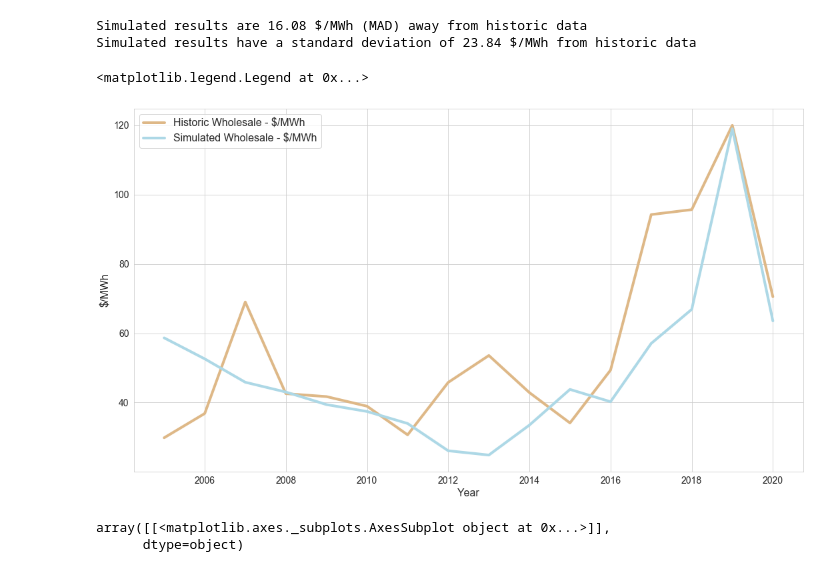
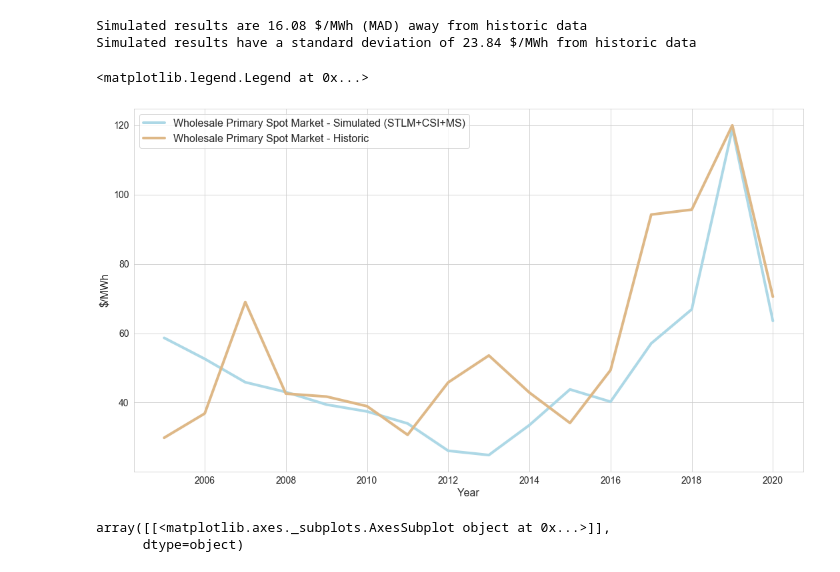
Before and after one commit to gr4sp/simulationEngine, a Jupyter notebook: experiments/notebookGr4sp/SimulationValidation.ipynb, the cells around one changed output. Drawn from its saved outputs; the diff is of its cells as text; code cells hidden in the pictures.

```diff
--- a/experiments/notebookGr4sp/SimulationValidation.ipynb
+++ b/experiments/notebookGr4sp/SimulationValidation.ipynb
@@ -408,22 +379,22 @@ Simulated results have a standard deviation of 23.84 $/MWh from historic data
 # %%
 annual = historic_and_simul_wholesale_df.resample("AS").agg(['mean'])#, 'min', 'max'
 
 plt.figure(figsize=(18,10))
 #plt.plot( 'Volume Weighted Price (Historic) - $/MWh', data=annual, marker='o', markerfacecolor='darkgoldenrod', markersize=8, color='burlywood', linewidth=4)
 #plt.plot( 'Wholesale ($/MWh)', data=annual, marker='o', markerfacecolor='steelblue', markersize=8, color='lightblue', linewidth=4)
 
-plt.plot( 'Volume Weighted Price (Historic) - $/MWh', data=annual, color='burlywood', linewidth=4, label='Historic Wholesale - $/MWh')
-plt.plot( 'Wholesale ($/MWh)', data=annual, color='lightblue', linewidth=4, label='Simulated Wholesale - $/MWh')
+plt.plot( 'Wholesale ($/MWh)', data=annual, color='lightblue', linewidth=4, label='Wholesale Primary Spot Market - Simulated (STLM+CSI+MS)')
+plt.plot( 'Volume Weighted Price (Historic) - $/MWh', data=annual, color='burlywood', linewidth=4, label='Wholesale Primary Spot Market - Historic')
 
 
 plt.xlabel('Year', size = 16)
 plt.ylabel('$/MWh', size = 16)
 plt.xticks(size = 14)
 plt.yticks(size = 14)
 plt.legend(prop={'size':16})
 # %% [output]
 <matplotlib.legend.Legend at 0x...>
-[figure, old version]
+[figure, new version]
 # %%
 annual['Volume Weighted Price (Historic) - $/MWh'].hist()
 # %% [output]
```
Also changed, not shown: parts of 61 cells of this notebook, 27 other files.
